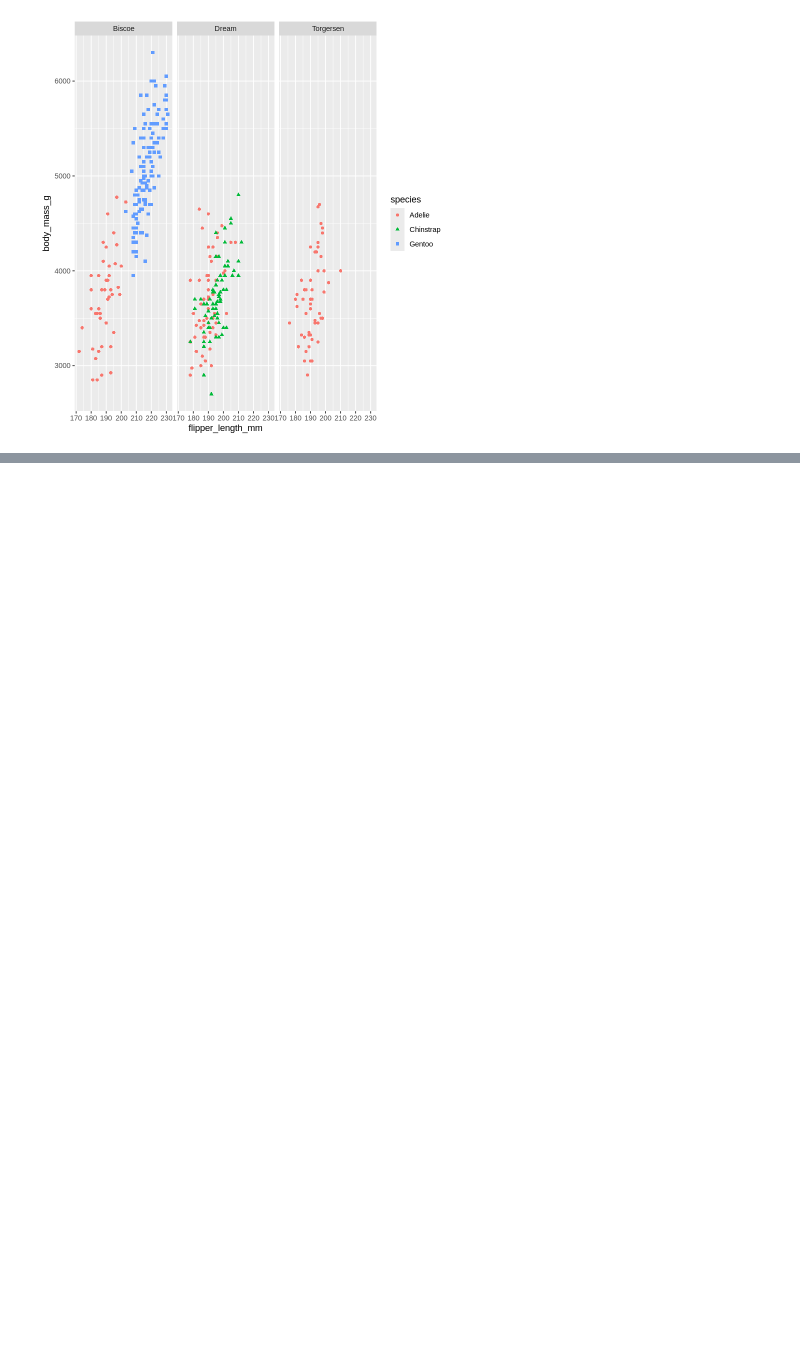
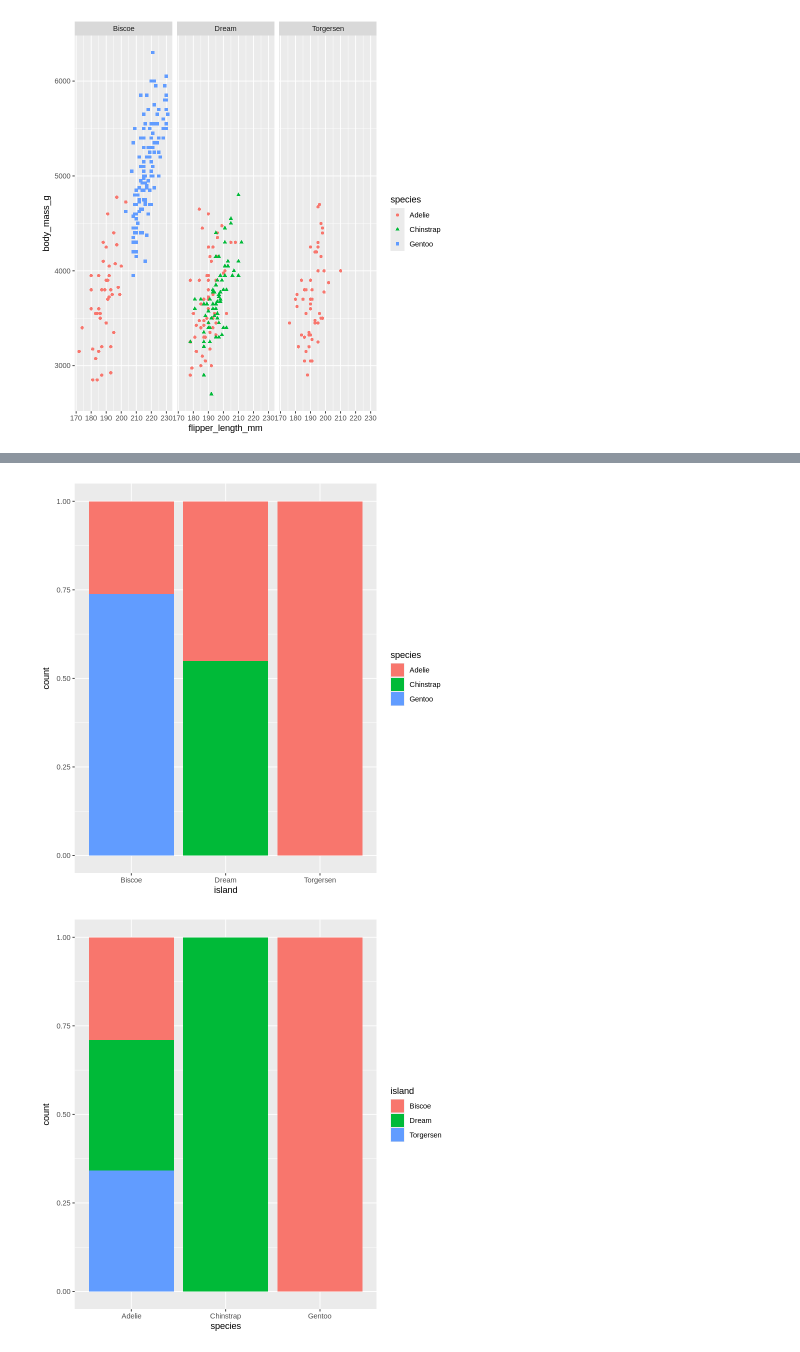
Before and after one commit to glennnoronha/R, a Jupyter notebook: data_visualization.ipynb, the cells around one changed output, grey strips where cells are left out. Saved outputs shown, nothing was run; the diff lists cells and outputs as text; code cells hidden in the pictures; blank space fills up the shorter version.

```diff
--- a/data_visualization.ipynb
+++ b/data_visualization.ipynb
@@ -400,0 +451,8 @@ Warning message:
+# %%
+ggplot(penguins, aes(x = island, fill = species)) +
+  geom_bar(position = "fill")
+ggplot(penguins, aes(x = species, fill = island)) +
+  geom_bar(position = "fill")
+# %% [output]
+[figure, added]
+[figure, added]
```
Also changed, not shown: parts of 9 cells of this notebook.
